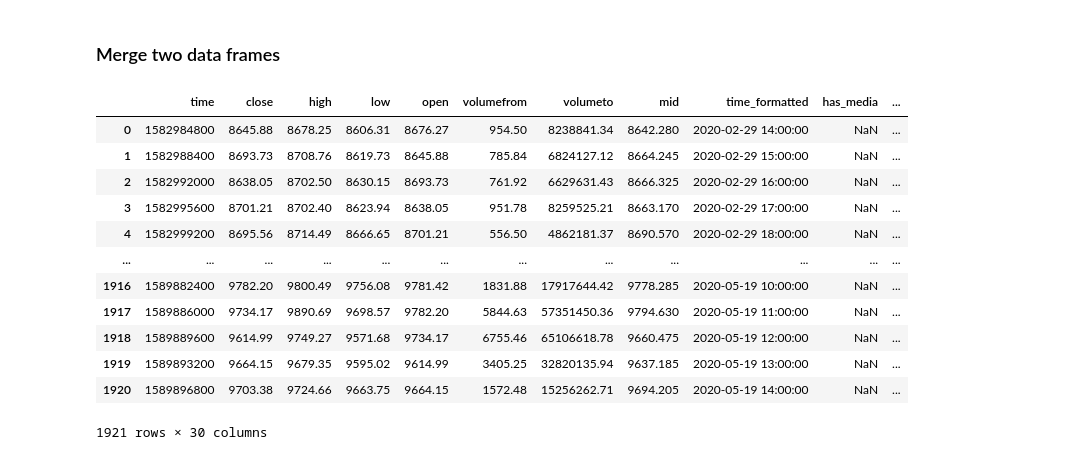
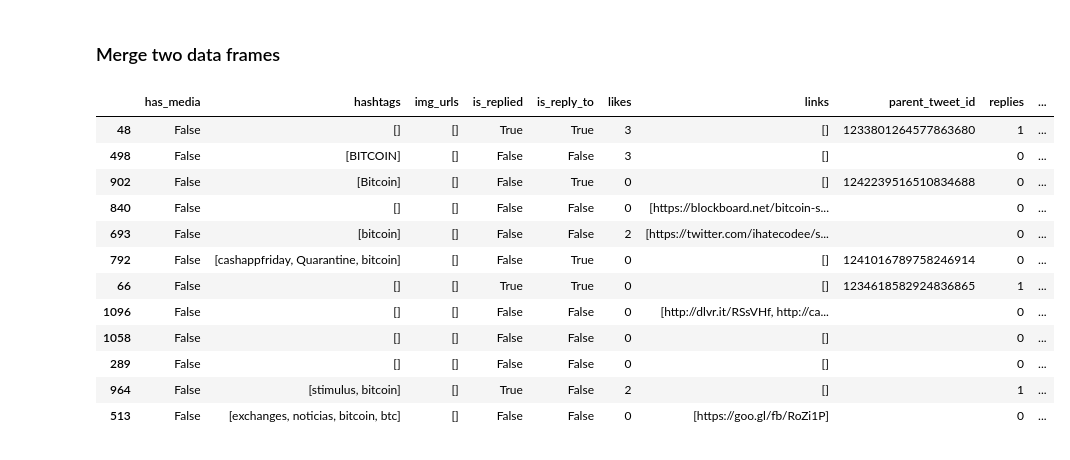
Before and after one commit to smidtfab/crypto_volatility, a Jupyter notebook: eda.ipynb, the cells around one changed output. Saved outputs shown, nothing was run; the diff lists cells and outputs as text; code cells hidden in the pictures.

Commit message:
sample to check aggregation

```diff
--- a/eda.ipynb
+++ b/eda.ipynb
@@ -64,19 +64,23 @@ btc_tweets.head()
 5 rows × 21 columns
 # %% [markdown]
 ### Merge two data frames
-# %%
-pd.merge_asof(btc_market, btc_tweets, left_on='time_formatted', right_on='timestamp', direction='forward', tolerance=pd.Timedelta('1h'))
-# %% [output]
-|  | time | close | high | low | open | volumefrom | volumeto | mid | time_formatted | has_media | ... |
-| 0 | 1582984800 | 8645.88 | 8678.25 | 8606.31 | 8676.27 | 954.50 | 8238841.34 | 8642.280 | 2020-02-29 14:00:00 | NaN | ... |
-| 1 | 1582988400 | 8693.73 | 8708.76 | 8619.73 | 8645.88 | 785.84 | 6824127.12 | 8664.245 | 2020-02-29 15:00:00 | NaN | ... |
-| 2 | 1582992000 | 8638.05 | 8702.50 | 8630.15 | 8693.73 | 761.92 | 6629631.43 | 8666.325 | 2020-02-29 16:00:00 | NaN | ... |
-| 3 | 1582995600 | 8701.21 | 8702.40 | 8623.94 | 8638.05 | 951.78 | 8259525.21 | 8663.170 | 2020-02-29 17:00:00 | NaN | ... |
-| 4 | 1582999200 | 8695.56 | 8714.49 | 8666.65 | 8701.21 | 556.50 | 4862181.37 | 8690.570 | 2020-02-29 18:00:00 | NaN | ... |
-| ... | ... | ... | ... | ... | ... | ... | ... | ... | ... | ... | ... |
-| 1916 | 1589882400 | 9782.20 | 9800.49 | 9756.08 | 9781.42 | 1831.88 | 17917644.42 | 9778.285 | 2020-05-19 10:00:00 | NaN | ... |
-| 1917 | 1589886000 | 9734.17 | 9890.69 | 9698.57 | 9782.20 | 5844.63 | 57351450.36 | 9794.630 | 2020-05-19 11:00:00 | NaN | ... |
-| 1918 | 1589889600 | 9614.99 | 9749.27 | 9571.68 | 9734.17 | 6755.46 | 65106618.78 | 9660.475 | 2020-05-19 12:00:00 | NaN | ... |
-| 1919 | 1589893200 | 9664.15 | 9679.35 | 9595.02 | 9614.99 | 3405.25 | 32820135.94 | 9637.185 | 2020-05-19 13:00:00 | NaN | ... |
-| 1920 | 1589896800 | 9703.38 | 9724.66 | 9663.75 | 9664.15 | 1572.48 | 15256262.71 | 9694.205 | 2020-05-19 14:00:00 | NaN | ... |
-1921 rows × 30 columns
+# %%
+btc_merged = pd.merge_asof(btc_tweets, btc_market, left_on='timestamp', right_on='time_formatted', direction='backward')
+# %%
+pd.set_option('display.max_colwidth', 50)
+# %%
+btc_merged.sample(n=12)
+# %% [output]
+|  | has_media | hashtags | img_urls | is_replied | is_reply_to | likes | links | parent_tweet_id | replies | ... |
+| 48 | False | [] | [] | True | True | 3 | [] | 1233801264577863680 | 1 | ... |
+| 498 | False | [BITCOIN] | [] | False | False | 3 | [] |  | 0 | ... |
+| 902 | False | [Bitcoin] | [] | False | True | 0 | [] | 1242239516510834688 | 0 | ... |
+| 840 | False | [] | [] | False | False | 0 | [https://blockboard.net/bitcoin-s... |  | 0 | ... |
+| 693 | False | [bitcoin] | [] | False | False | 2 | [https://twitter.com/ihatecodee/s... |  | 0 | ... |
+| 792 | False | [cashappfriday, Quarantine, bitcoin] | [] | False | True | 0 | [] | 1241016789758246914 | 0 | ... |
+| 66 | False | [] | [] | True | True | 0 | [] | 1234618582924836865 | 1 | ... |
+| 1096 | False | [] | [] | False | False | 0 | [http://dlvr.it/RSsVHf, http://ca... |  | 0 | ... |
+| 1058 | False | [] | [] | False | False | 0 | [] |  | 0 | ... |
+| 289 | False | [] | [] | False | False | 0 | [] |  | 0 | ... |
+| 964 | False | [stimulus, bitcoin] | [] | True | False | 2 | [] |  | 1 | ... |
+| 513 | False | [exchanges, noticias, bitcoin, btc] | [] | False | False | 0 | [https://goo.gl/fb/RoZi1P] |  | 0 | ... |
```
Also changed, not shown: parts of 1 cell of this notebook.
